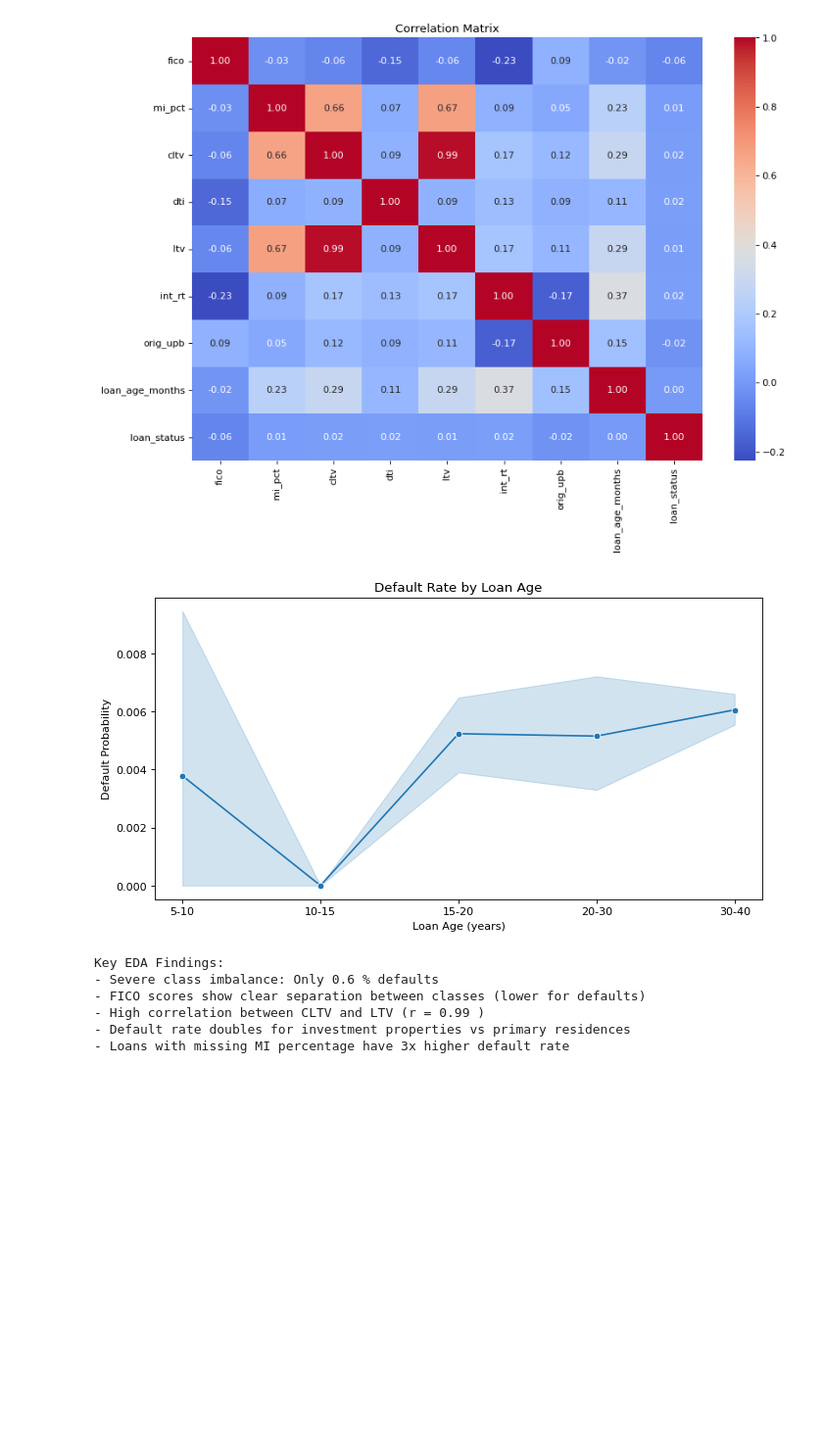
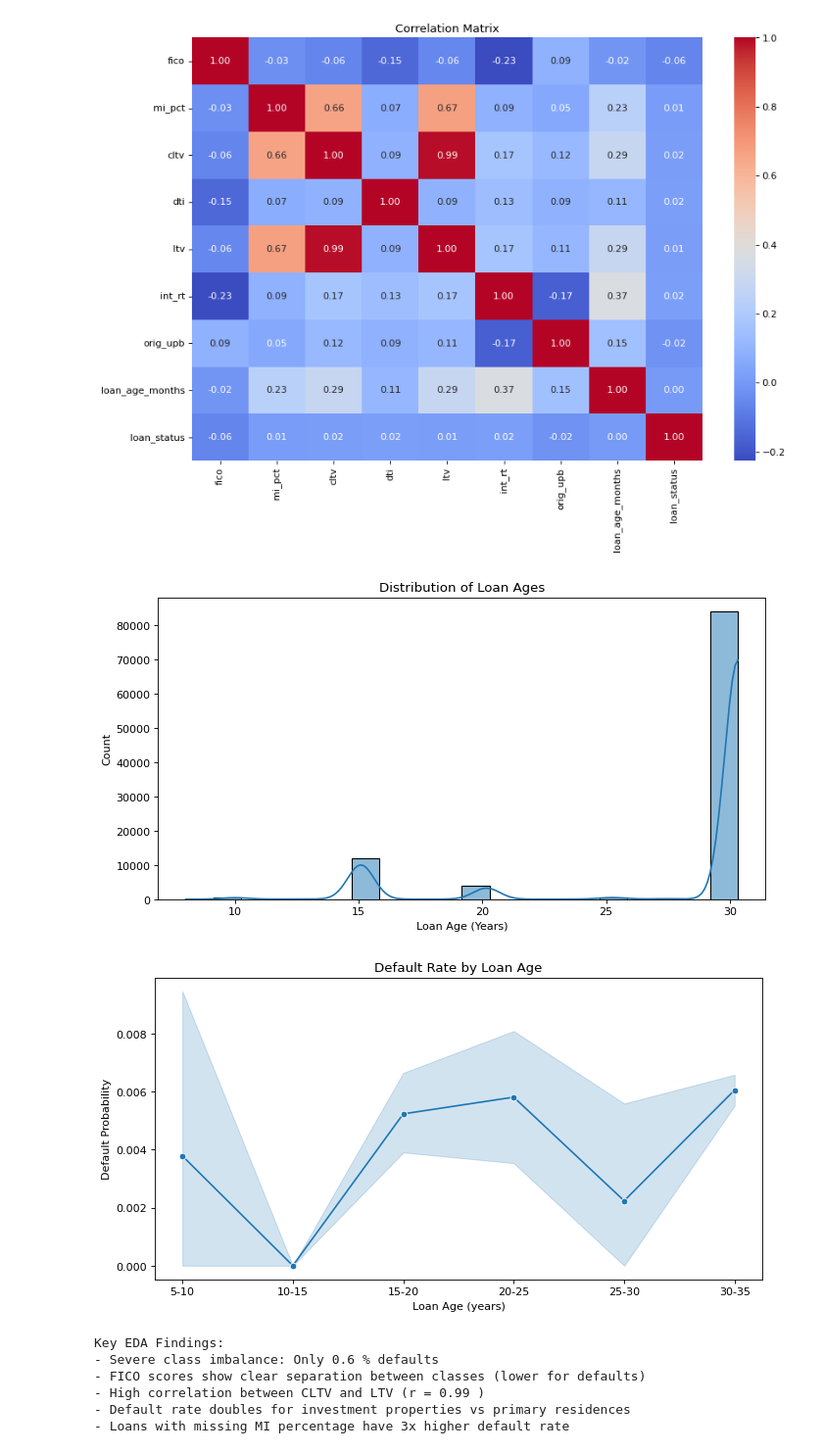
Before and after one commit to AwuoeZYC/Project_2, a Jupyter notebook: project2.ipynb, the cells around one changed output. Shown: that part at 98% size. Cells and saved outputs as stored; diff of their text form; code cells hidden in the pictures; blank space fills up the shorter version.

```diff
--- a/project2.ipynb
+++ b/project2.ipynb
@@ -280,20 +280,3 @@ plt.title('Correlation Matrix')
 plt.show()
 # %% [output]
 [figure]
-# %%
-# ### 5.5 Temporal Analysis
-# Loan age vs default rate
-train_df['loan_age_years'] = train_df['loan_age_months'] / 12
-train_df['loan_age_bin'] = pd.cut(train_df['loan_age_years'],
-                                 bins=[0,5,10,15,20,30,40],
-                                 labels=['0-5','5-10','10-15','15-20','20-30','30-40'])
-
-plt.figure(figsize=(10,5))
-sns.lineplot(x='loan_age_bin', y='loan_status', data=train_df,
-             estimator=np.mean, marker='o')
-plt.title('Default Rate by Loan Age')
-plt.ylabel('Default Probability')
-plt.xlabel('Loan Age (years)')
-plt.show()
-# %% [output]
-[figure, removed]
@@ -300,3 +286,31 @@ plt.show()
+# %%
+# Example: Custom bins based on observed data
+train_df['loan_age_years'] = train_df['loan_age_months'] / 12
+max_age = train_df['loan_age_years'].max()
+bins = np.arange(0, max_age + 5, 5)  # Bins every 5 years up to max age
+labels = [f"{i}-{i+5}" for i in range(0, int(max_age)+5, 5)]
+
+train_df['loan_age_bin'] = pd.cut(
+    train_df['loan_age_years'],
+    bins=bins,
+    labels=labels
+)
+plt.figure(figsize=(10,5))
+sns.histplot(train_df['loan_age_years'], bins=20, kde=True)
+plt.title('Distribution of Loan Ages')
+plt.xlabel('Loan Age (Years)')
+plt.show()
+
+plt.figure(figsize=(10,5))
+sns.lineplot(x='loan_age_bin', y='loan_status', data=train_df,
+             estimator=np.mean, marker='o')
+plt.title('Default Rate by Loan Age')
+plt.ylabel('Default Probability')
+plt.xlabel('Loan Age (years)')
+plt.show()
+# %% [output]
+[figure, added]
+[figure, added]
 # %%
 # ### 5.6 Feature Engineering Insights
 # Create binary flag for missing MI percentage
```
Also changed, not shown: parts of 2 cells of this notebook.
